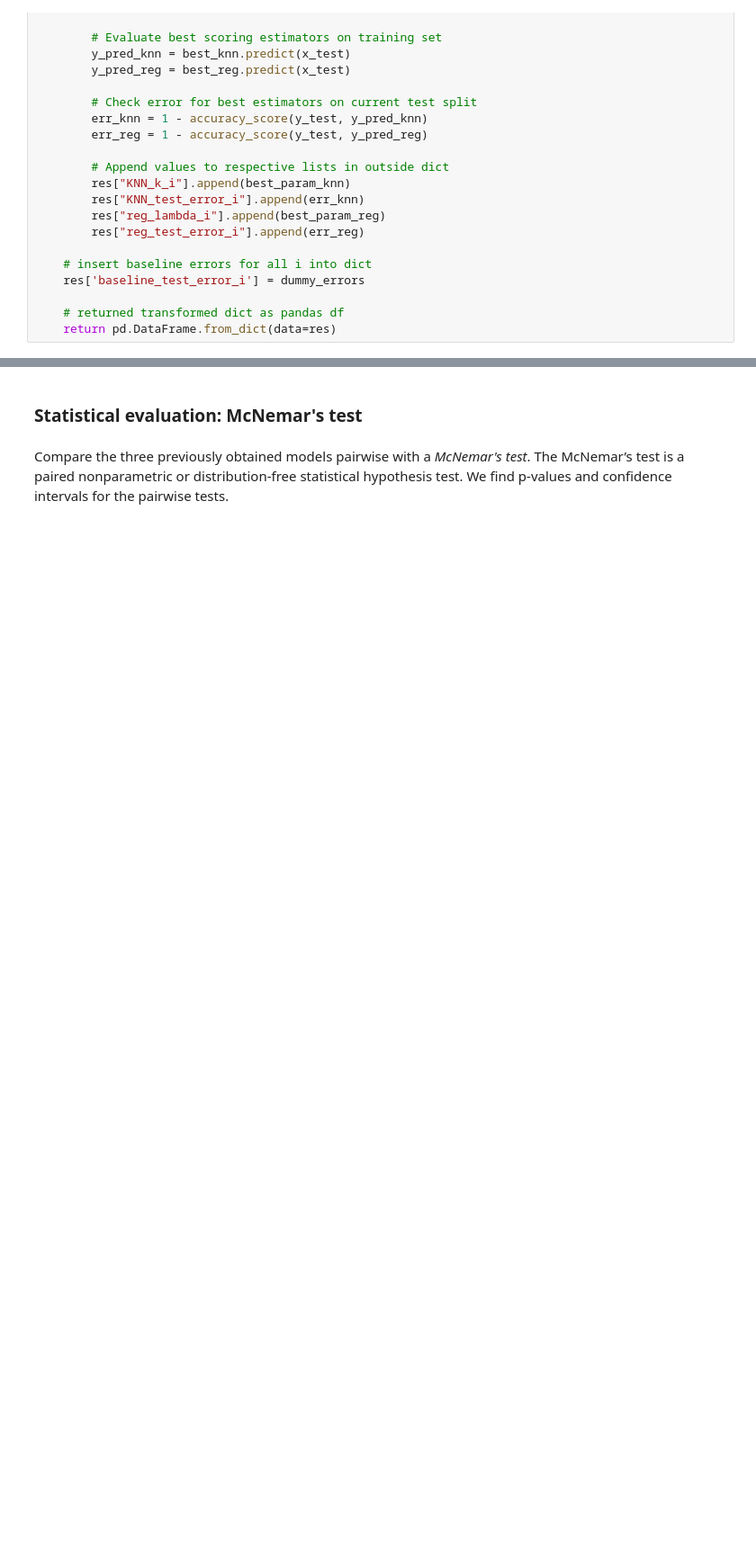
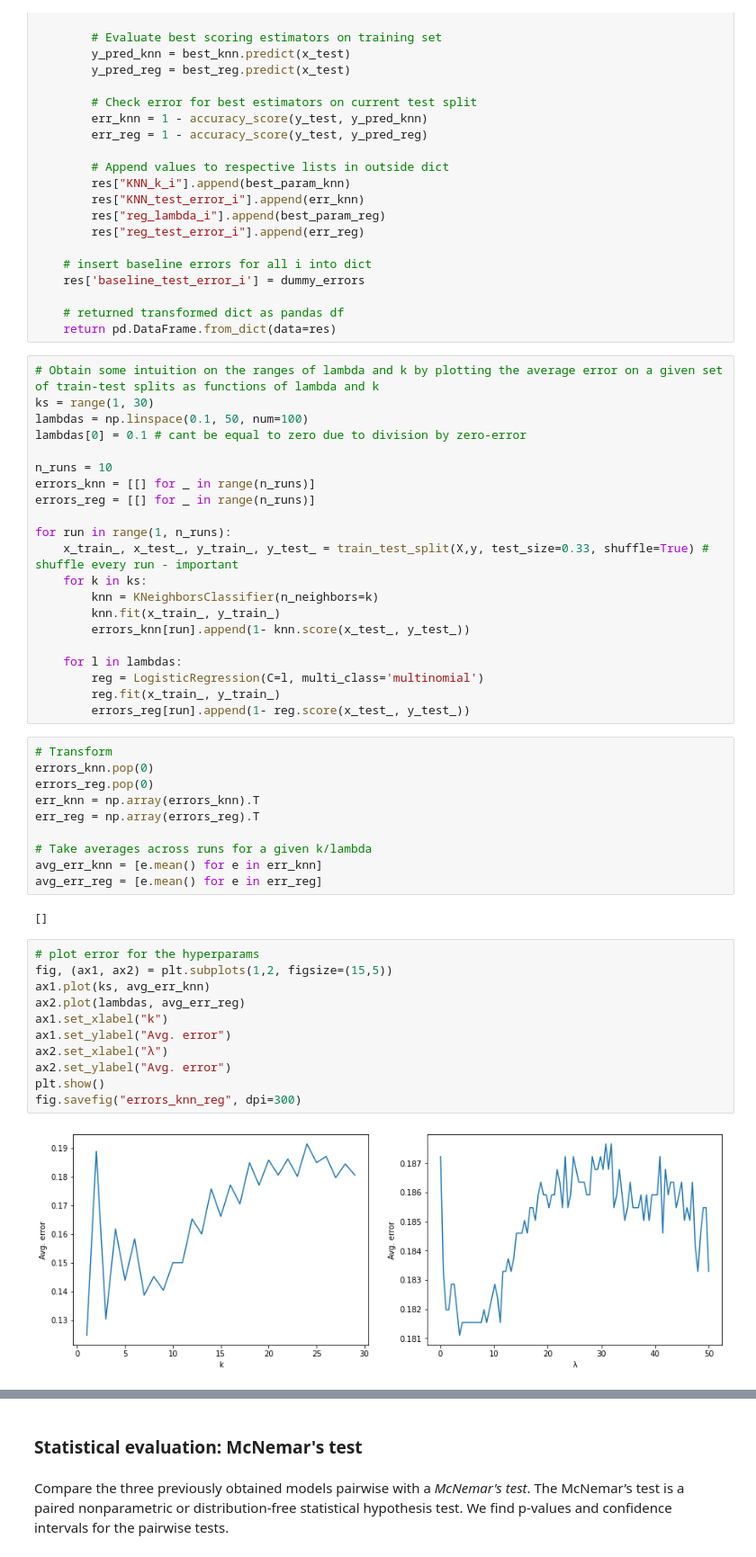
Before and after one commit to barlaug/ML_Builiding_Energy_Efficiency, a Jupyter notebook: Part 2/classification.ipynb, the cells around one changed output, grey strips where cells are left out. Shown: that part at 90% size. Saved outputs shown, nothing was run; the diff lists cells and outputs as text; blank space fills up the shorter version.

```diff
--- a/Part 2/classification.ipynb
+++ b/Part 2/classification.ipynb
@@ -173,6 +183,52 @@ def two_level_cross_validation(X, y, k1, k2, p_grid_knn, p_grid_reg):
 
     # returned transformed dict as pandas df
     return pd.DataFrame.from_dict(data=res)
+# %%
+# Obtain some intuition on the ranges of lambda and k by plotting the average error on a given set of train-test splits as functions of lambda and k
+ks = range(1, 30)
+lambdas = np.linspace(0.1, 50, num=100)
+lambdas[0] = 0.1 # cant be equal to zero due to division by zero-error
+
+n_runs = 10
+errors_knn = [[] for _ in range(n_runs)]
+errors_reg = [[] for _ in range(n_runs)]
+
+for run in range(1, n_runs):
+    x_train_, x_test_, y_train_, y_test_ = train_test_split(X,y, test_size=0.33, shuffle=True) # shuffle every run - important
+    for k in ks:
+        knn = KNeighborsClassifier(n_neighbors=k)
+        knn.fit(x_train_, y_train_)
+        errors_knn[run].append(1- knn.score(x_test_, y_test_))
+
+    for l in lambdas:
+        reg = LogisticRegression(C=l, multi_class='multinomial')
+        reg.fit(x_train_, y_train_)
+        errors_reg[run].append(1- reg.score(x_test_, y_test_))
+# %%
+# Transform
+errors_knn.pop(0)
+errors_reg.pop(0)
+err_knn = np.array(errors_knn).T
+err_reg = np.array(errors_reg).T
+
+# Take averages across runs for a given k/lambda
+avg_err_knn = [e.mean() for e in err_knn]
+avg_err_reg = [e.mean() for e in err_reg]
+# %% [output]
+[]
+# %%
+# plot error for the hyperparams
+fig, (ax1, ax2) = plt.subplots(1,2, figsize=(15,5))
+ax1.plot(ks, avg_err_knn)
+ax2.plot(lambdas, avg_err_reg)
+ax1.set_xlabel("k")
+ax1.set_ylabel("Avg. error")
+ax2.set_xlabel("λ")
+ax2.set_ylabel("Avg. error")
+plt.show()
+fig.savefig("errors_knn_reg", dpi=300)
+# %% [output]
+[figure, added]
 # %%
 # Number of folds in inner and outer cross validation
 k_1, k_2 = 10, 10
```
Also changed, not shown: parts of 15 cells of this notebook, 6 other files.
